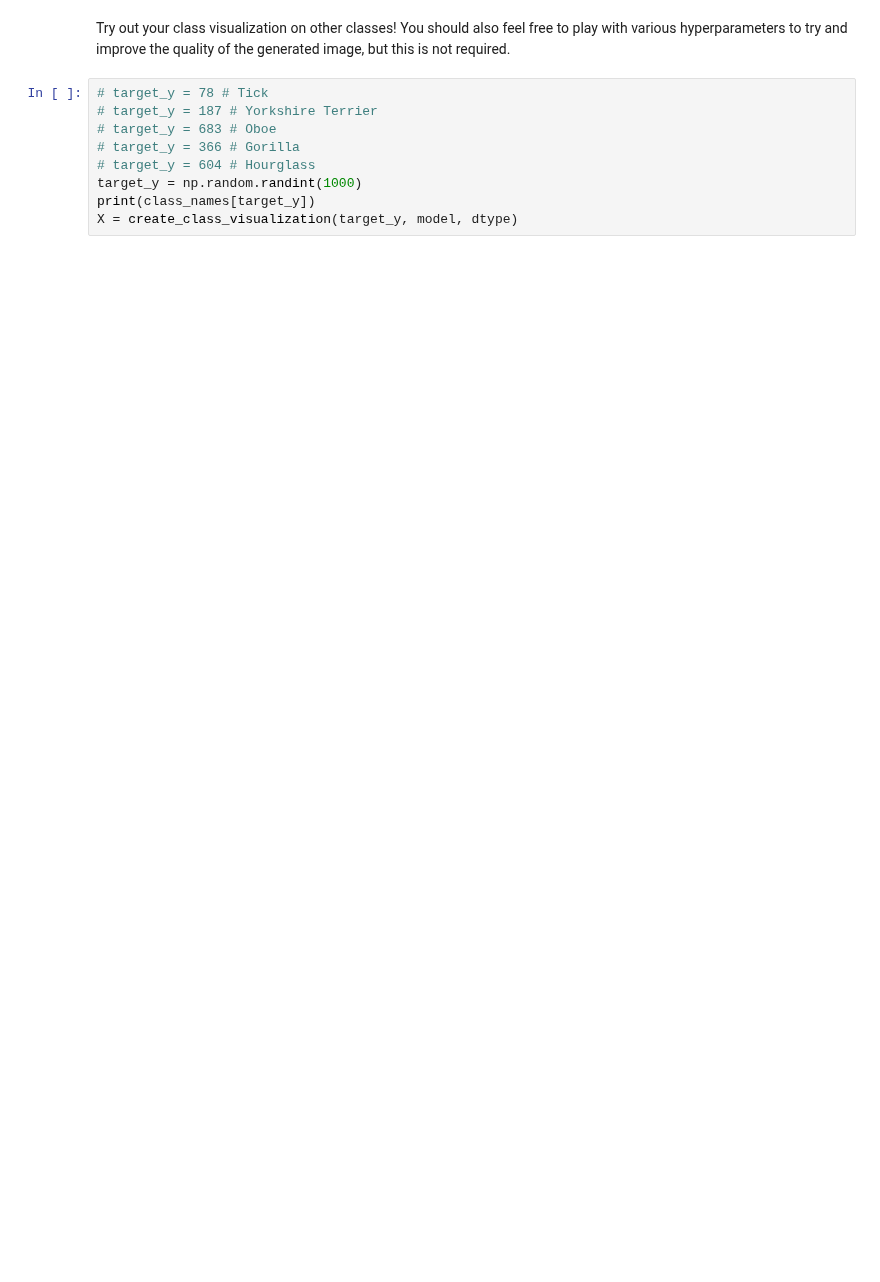
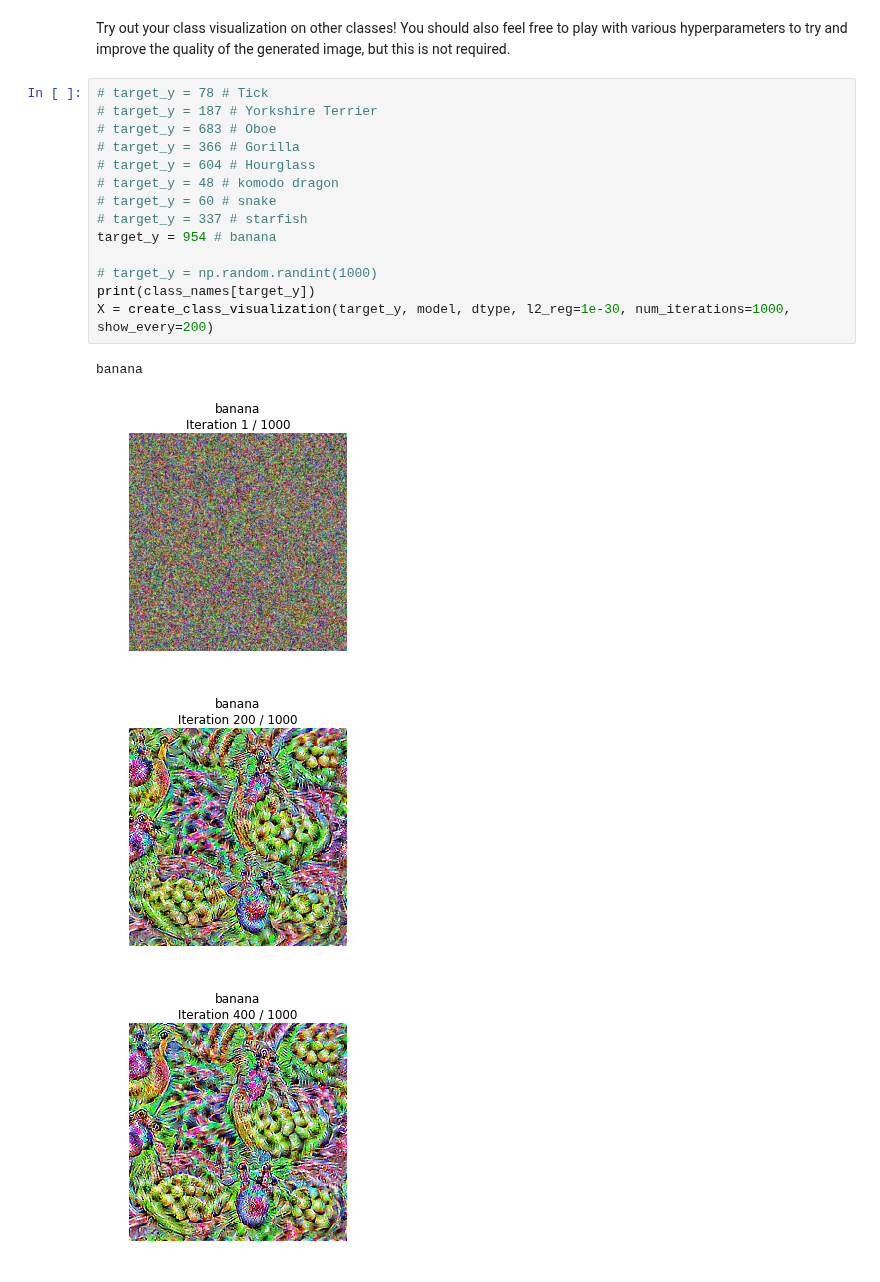
Before and after one commit to locluthor/CS231n, a Jupyter notebook: assignment3/NetworkVisualization-PyTorch.ipynb, the cells around one changed output. Drawn from its saved outputs; the diff is of its cells as text; blank space fills up the shorter version.

```diff
--- a/assignment3/NetworkVisualization-PyTorch.ipynb
+++ b/assignment3/NetworkVisualization-PyTorch.ipynb
@@ -473,9 +484,19 @@ Try out your class visualization on other classes! You should also feel free to
 # %%
 # target_y = 78 # Tick
 # target_y = 187 # Yorkshire Terrier
 # target_y = 683 # Oboe
 # target_y = 366 # Gorilla
 # target_y = 604 # Hourglass
-target_y = np.random.randint(1000)
+# target_y = 48 # komodo dragon
+# target_y = 60 # snake
+# target_y = 337 # starfish
+target_y = 954 # banana
+
+# target_y = np.random.randint(1000)
 print(class_names[target_y])
-X = create_class_visualization(target_y, model, dtype)
+X = create_class_visualization(target_y, model, dtype, l2_reg=1e-30, num_iterations=1000, show_every=200)
+# %% [output]
+banana
+[figure, added]
+[figure, added]
+[figure, added]
```
Also changed, not shown: parts of 7 cells of this notebook.
